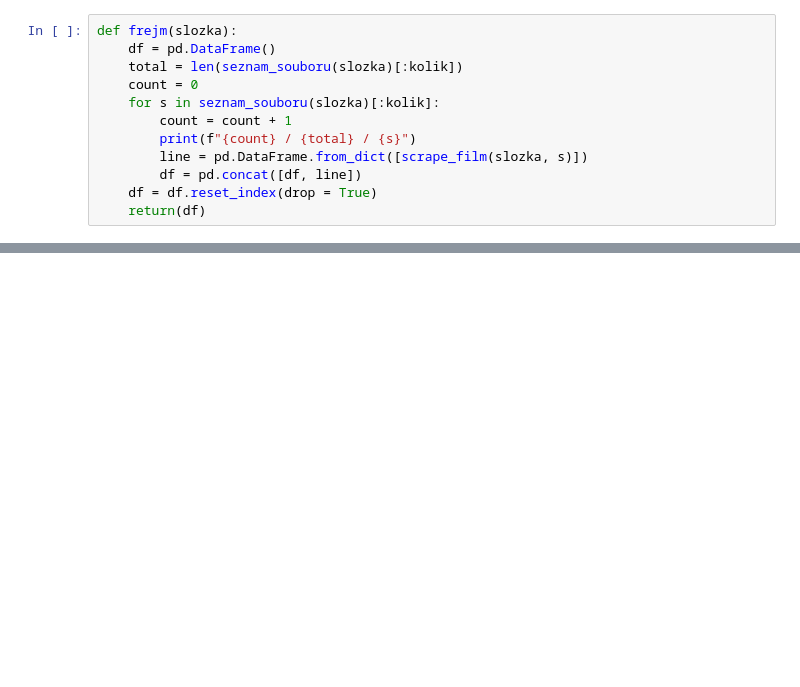
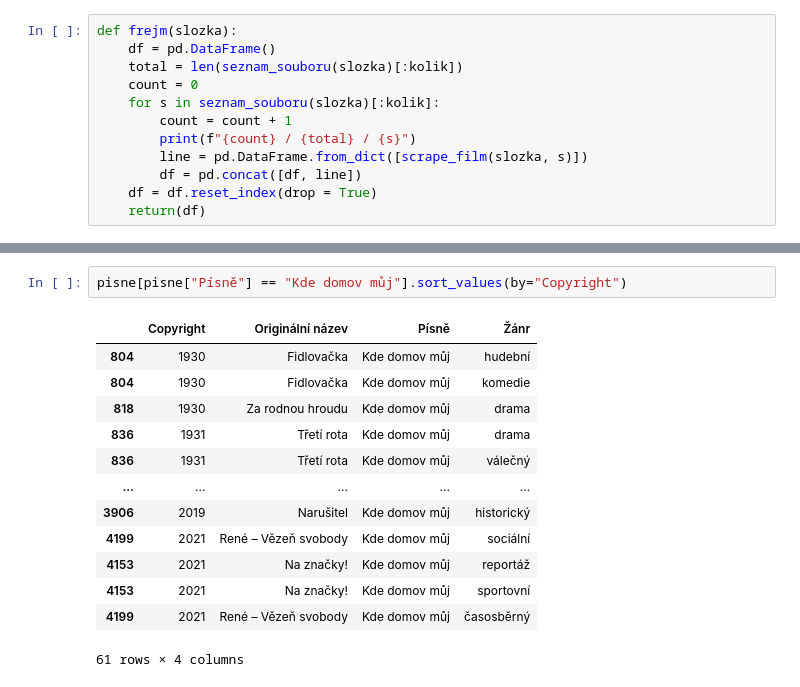
Before and after one commit to DataRozhlas/filmovy-prehled, a Jupyter notebook: 03 scrapování filmů.ipynb, the cells around one changed output, grey strips where cells are left out. Saved outputs shown, nothing was run; the diff lists cells and outputs as text; blank space fills up the shorter version.

```diff
--- a/03 scrapování filmů.ipynb
+++ b/03 scrapování filmů.ipynb
@@ -355,0 +395,16 @@ Name: Originální název, dtype: int64
+# %%
+pisne[pisne["Písně"] == "Kde domov můj"].sort_values(by="Copyright")
+# %% [output]
+|  | Copyright | Originální název | Písně | Žánr |
+| 804 | 1930 | Fidlovačka | Kde domov můj | hudební |
+| 804 | 1930 | Fidlovačka | Kde domov můj | komedie |
+| 818 | 1930 | Za rodnou hroudu | Kde domov můj | drama |
+| 836 | 1931 | Třetí rota | Kde domov můj | drama |
+| 836 | 1931 | Třetí rota | Kde domov můj | válečný |
+| ... | ... | ... | ... | ... |
+| 3906 | 2019 | Narušitel | Kde domov můj | historický |
+| 4199 | 2021 | René – Vězeň svobody | Kde domov můj | sociální |
+| 4153 | 2021 | Na značky! | Kde domov můj | reportáž |
+| 4153 | 2021 | Na značky! | Kde domov můj | sportovní |
+| 4199 | 2021 | René – Vězeň svobody | Kde domov můj | časosběrný |
+61 rows × 4 columns
```
Also changed, not shown: parts of 31 cells of this notebook, 3 other files.
